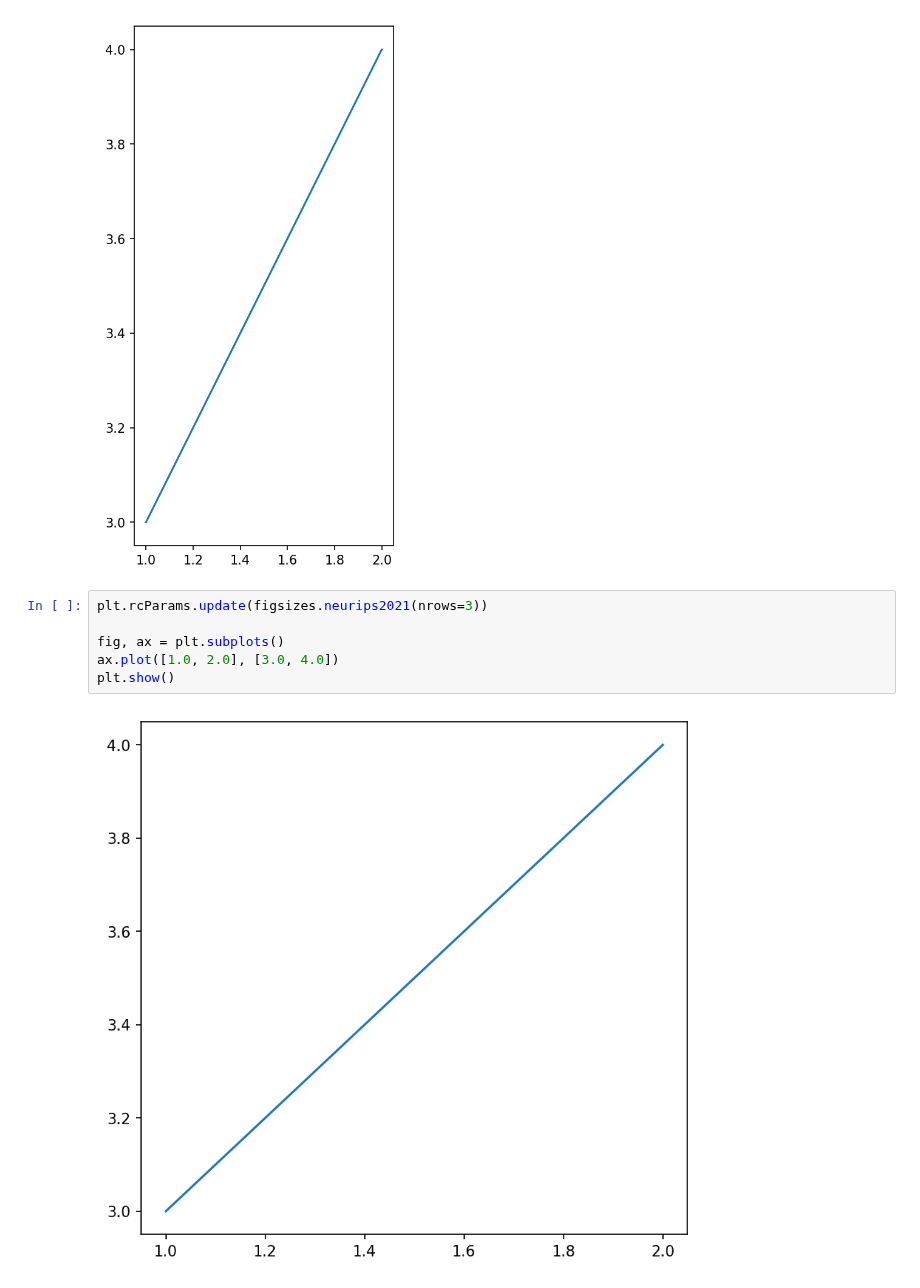
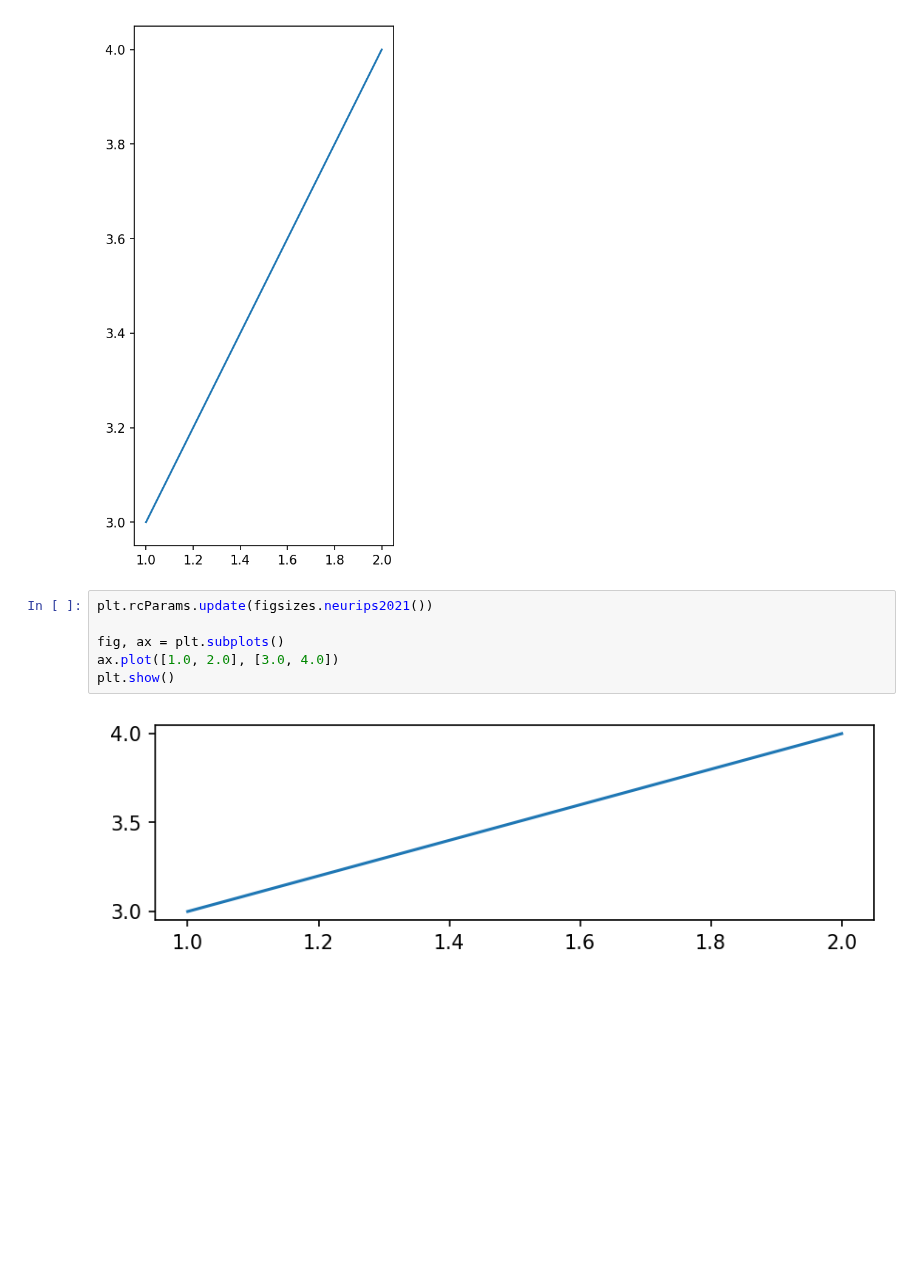
Before and after one commit to pnkraemer/tueplots, a Jupyter notebook: examples/figsizes.ipynb, the cells around one changed output. Drawn from its saved outputs; the diff is of its cells as text; blank space fills up the shorter version.

```diff
--- a/examples/figsizes.ipynb
+++ b/examples/figsizes.ipynb
@@ -31,10 +31,10 @@ plt.show()
 # %% [output]
 [figure]
 # %%
-plt.rcParams.update(figsizes.neurips2021(nrows=3))
+plt.rcParams.update(figsizes.neurips2021())
 
 fig, ax = plt.subplots()
 ax.plot([1.0, 2.0], [3.0, 4.0])
 plt.show()
 # %% [output]
-[figure, old version]
+[figure, new version]
```
Also changed, not shown: parts of 2 cells of this notebook, 1 other file.
